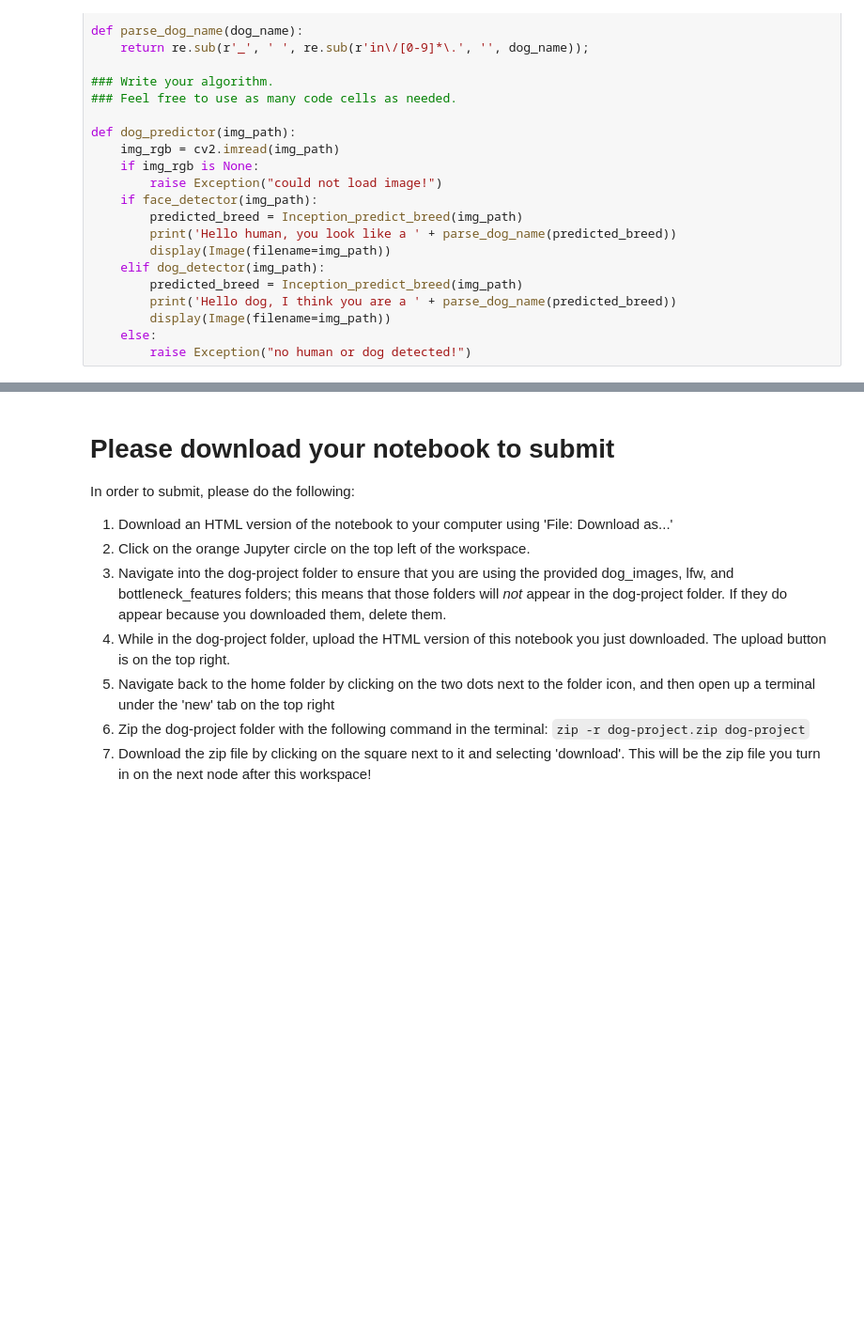
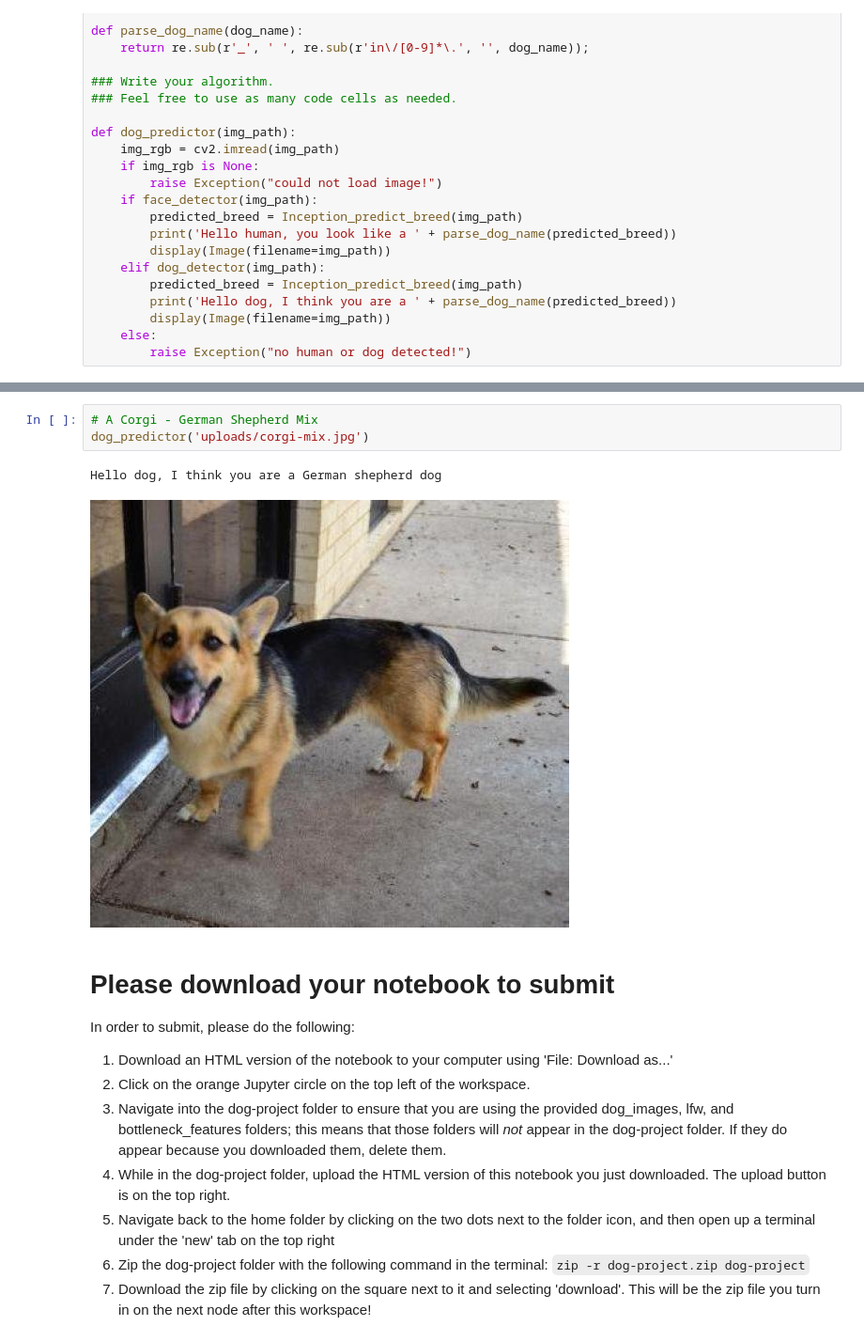
Before and after one commit to danielbank/dog-project, a Jupyter notebook: dog_app.ipynb, the cells around one changed output, grey strips where cells are left out. Shown at 94% size. Drawn from its saved outputs; the diff is of its cells as text; blank space fills up the shorter version.

```diff
--- a/dog_app.ipynb
+++ b/dog_app.ipynb
@@ -806,3 +821,9 @@ Hello human, you look like a Plott
+# %%
+# A Corgi - German Shepherd Mix
+dog_predictor('uploads/corgi-mix.jpg')
+# %% [output]
+Hello dog, I think you are a German shepherd dog
+[figure, added]
 # %% [markdown]
 # Please download your notebook to submit
 
```
Also changed, not shown: parts of 16 cells of this notebook, 2 other files.
